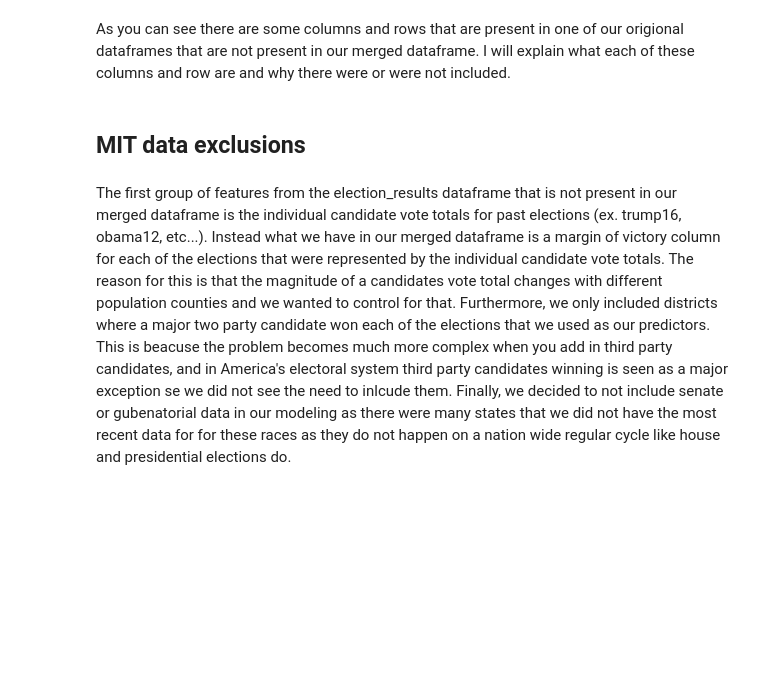
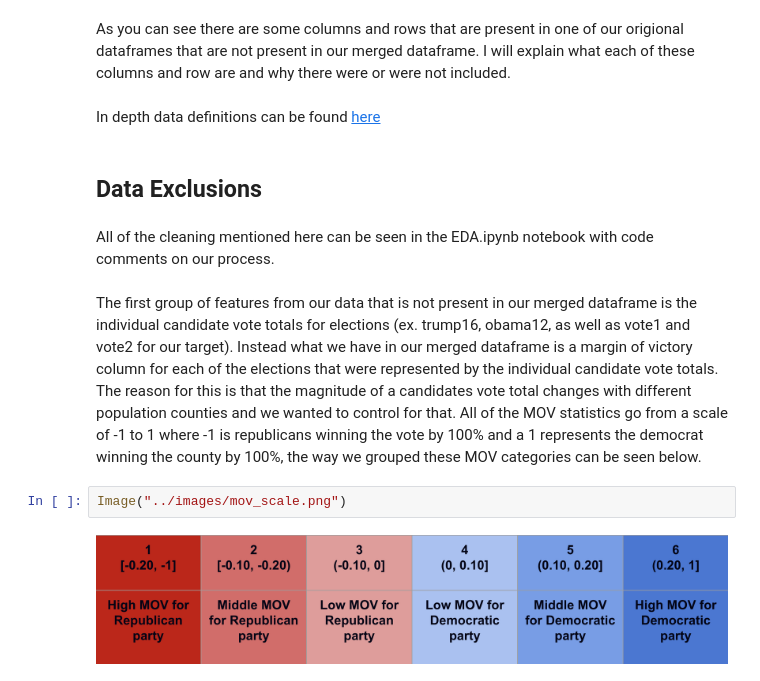
Before and after one commit to Nhunsick/project_3, a Jupyter notebook: Notebooks/Final_Notebook.ipynb, the cells around one changed output. Saved outputs shown, nothing was run; the diff lists cells and outputs as text; blank space fills up the shorter version.

Commit message:
added to final notebook

```diff
--- a/Notebooks/Final_Notebook.ipynb
+++ b/Notebooks/Final_Notebook.ipynb
@@ -110,7 +123,14 @@ merged_df.describe()
 # %% [markdown]
 As you can see there are some columns and rows that are present in one of our origional dataframes that are not present in our merged dataframe. I will explain what each of these columns and row are and why there were or were not included.
+# %% [markdown]
+In depth data definitions can be found [here](https://github.com/MEDSL/2018-elections-unoffical/blob/master/election-context-2018.md)
 # %% [markdown]
-## MIT data exclusions
+## Data Exclusions
+# %% [markdown]
+All of the cleaning mentioned here can be seen in the EDA.ipynb notebook with code comments on our process.
 # %% [markdown]
-The first group of features from the election_results dataframe that is not present in our merged dataframe is the individual candidate vote totals for past elections (ex. trump16, obama12, etc...). Instead what we have in our merged dataframe is a margin of victory column for each of the elections that were represented by the individual candidate vote totals. The reason for this is that the magnitude of a candidates vote total changes with different population counties and we wanted to control for that. Furthermore, we only included districts where a major two party candidate won each of the elections that we used as our predictors. This is beacuse the problem becomes much more complex when you add in third party candidates, and in America's electoral system third party candidates winning is seen as a major exception se we did not see the need to inlcude them.
-Finally, we decided to not include senate or gubenatorial data in our modeling as there were many states that we did not have the most recent data for for these races as they do not happen on a nation wide regular cycle like house and presidential elections do.
+The first group of features from our data that is not present in our merged dataframe is the individual candidate vote totals for elections (ex. trump16, obama12, as well as vote1 and vote2 for our target). Instead what we have in our merged dataframe is a margin of victory column for each of the elections that were represented by the individual candidate vote totals. The reason for this is that the magnitude of a candidates vote total changes with different population counties and we wanted to control for that. All of the MOV statistics go from a scale of -1 to 1 where -1 is republicans winning the vote by 100% and a 1 represents the democrat winning the county by 100%, the way we grouped these MOV categories can be seen below.
+# %%
+Image("../images/mov_scale.png")
+# %% [output]
+[figure, added]
```
Also changed, not shown: parts of 27 cells of this notebook.
